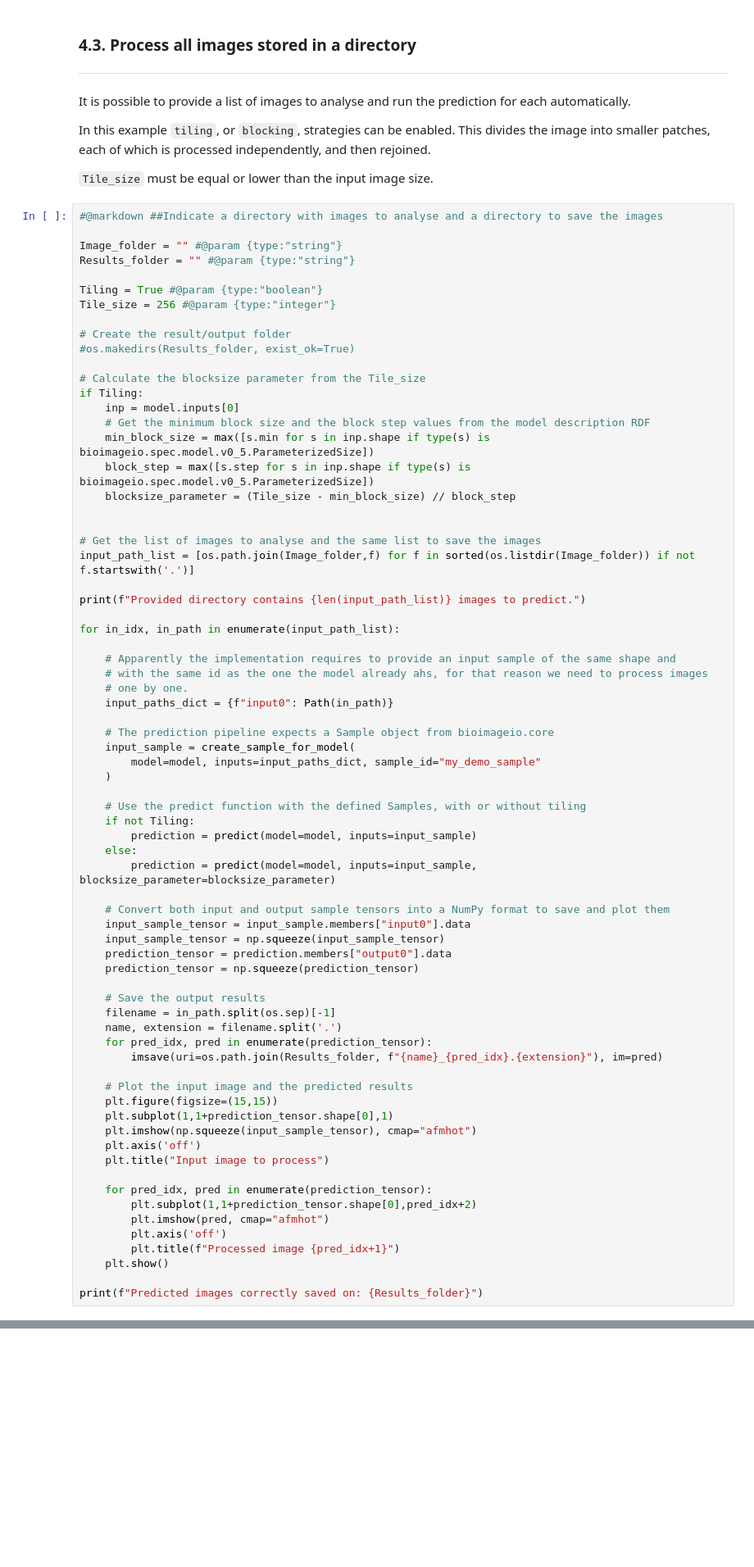
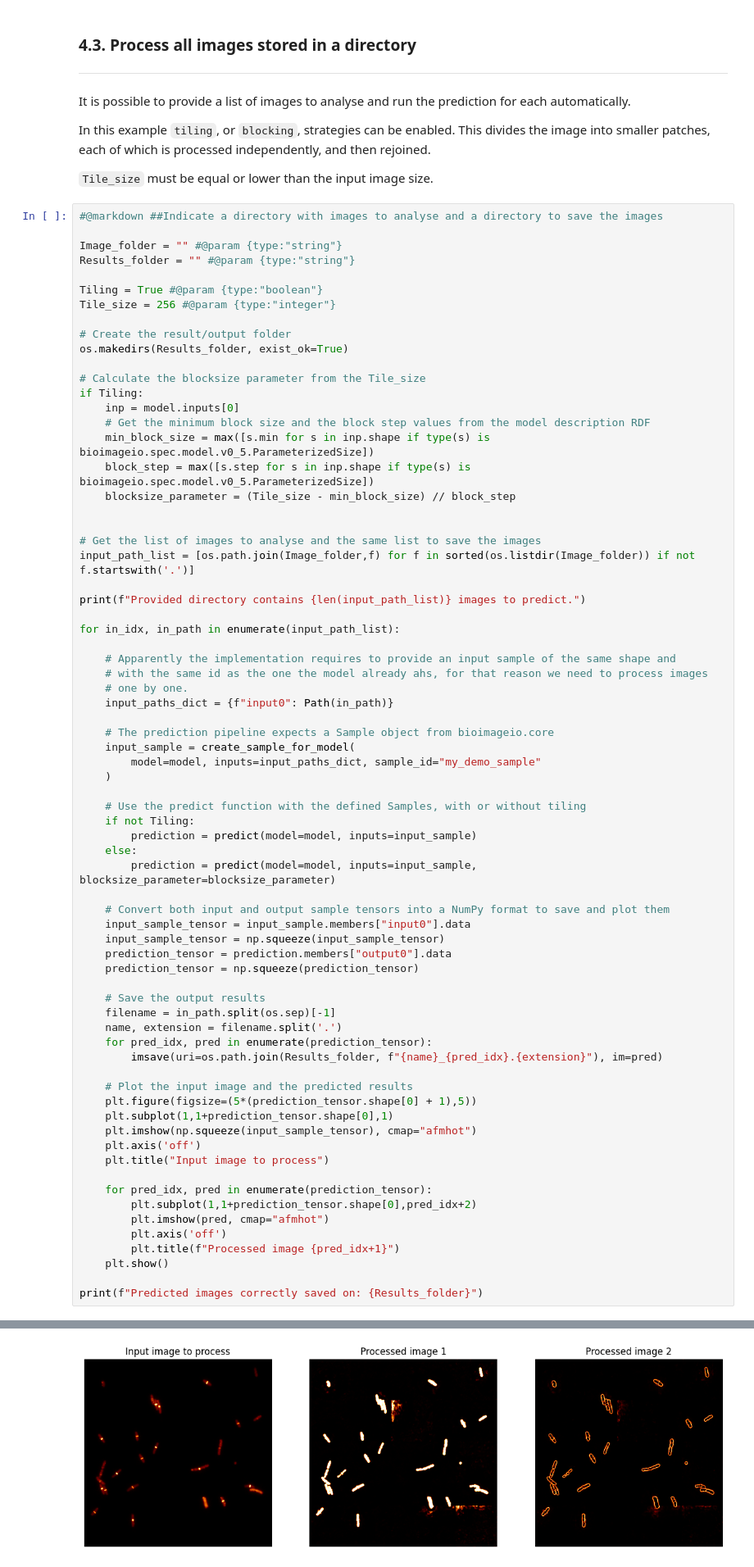
Before and after one commit to HenriquesLab/DL4MicEverywhere, a Jupyter notebook: notebooks/Bespoke_notebooks/bioimageio-pytorch/load_bioimageio_pytorch.ipynb, the cells around one changed output, grey strips where cells are left out. Shown at 82% size. Cells and saved outputs as stored; diff of their text form; blank space fills up the shorter version.

```diff
--- a/notebooks/Bespoke_notebooks/bioimageio-pytorch/load_bioimageio_pytorch.ipynb
+++ b/notebooks/Bespoke_notebooks/bioimageio-pytorch/load_bioimageio_pytorch.ipynb
@@ -466,7 +618,7 @@ Tiling = True #@param {type:"boolean"}
 Tile_size = 256 #@param {type:"integer"}
 
 # Create the result/output folder
-#os.makedirs(Results_folder, exist_ok=True)
+os.makedirs(Results_folder, exist_ok=True)
 
 # Calculate the blocksize parameter from the Tile_size
 if Tiling:
@@ -513,7 +665,7 @@ for in_idx, in_path in enumerate(input_path_list):
         imsave(uri=os.path.join(Results_folder, f"{name}_{pred_idx}.{extension}"), im=pred)
 
     # Plot the input image and the predicted results
-    plt.figure(figsize=(15,15))
+    plt.figure(figsize=(5*(prediction_tensor.shape[0] + 1),5))
     plt.subplot(1,1+prediction_tensor.shape[0],1)
     plt.imshow(np.squeeze(input_sample_tensor), cmap="afmhot")
     plt.axis('off')
@@ -527,3 +679,4 @@ for in_idx, in_path in enumerate(input_path_list):
     plt.show()
 
 print(f"Predicted images correctly saved on: {Results_folder}")
+# %% [output]
@@ -529,0 +684 @@ print(f"Predicted images correctly saved on: {Results_folder}")
+[figure, added]
```
Also changed, not shown: parts of 14 cells of this notebook.
